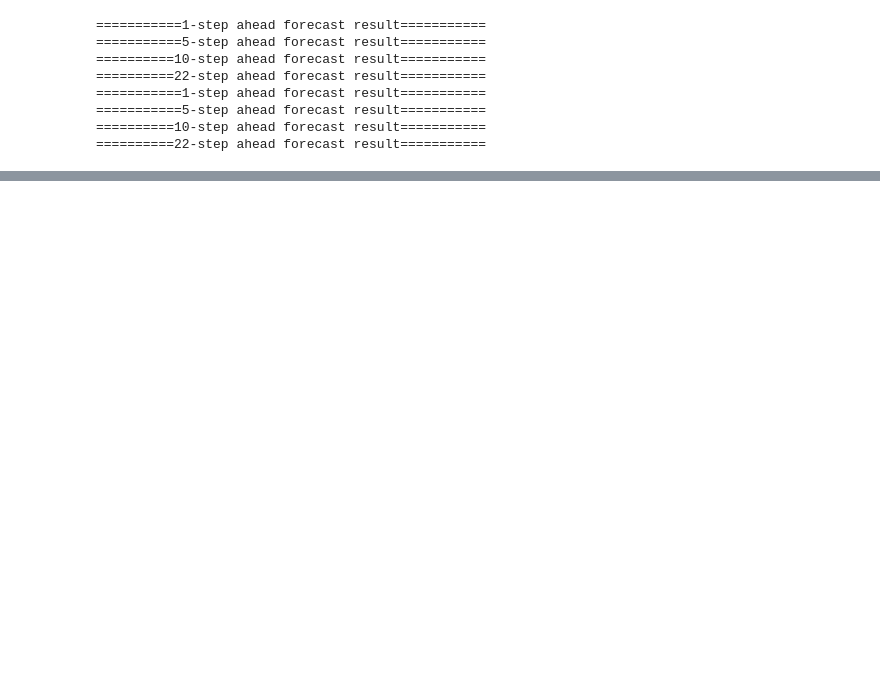
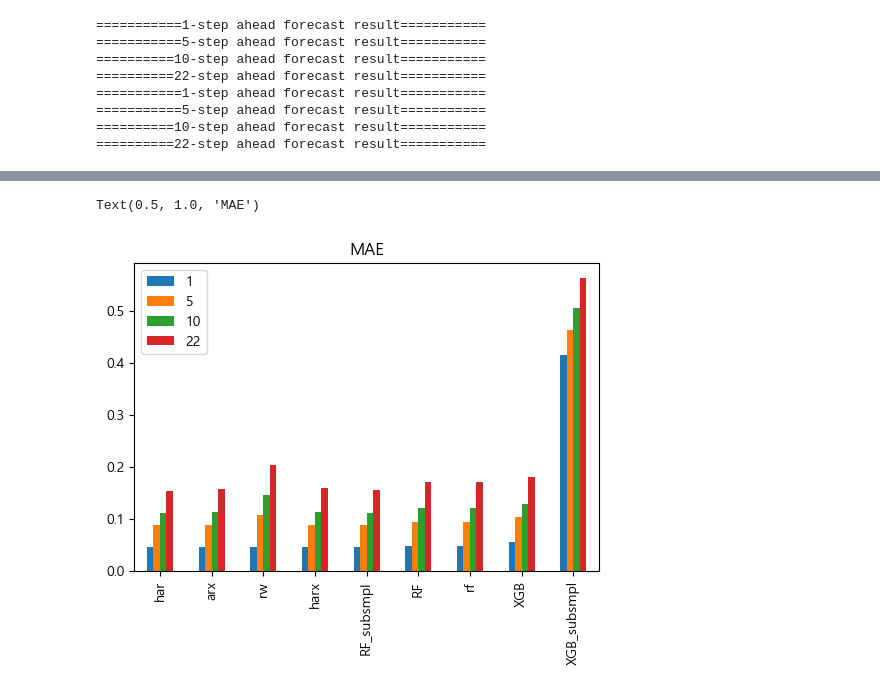
Before and after one commit to Inundata/forecasting-vix, a Jupyter notebook: py-codes/result.ipynb, the cells around one changed output, grey strips where cells are left out. Cells and saved outputs as stored; diff of their text form; code cells hidden in the pictures; blank space fills up the shorter version.

```diff
--- a/py-codes/result.ipynb
+++ b/py-codes/result.ipynb
@@ -238,0 +244,8 @@ total_result
+# %%
+f, ax = plt.subplots(1, 1, figsize = (6, 4))
+
+maes.plot(kind = "bar", ax = ax)
+plt.title("MAE")
+# %% [output]
+Text(0.5, 1.0, 'MAE')
+[figure, added]
```
Also changed, not shown: parts of 12 cells of this notebook, 1 other file.
